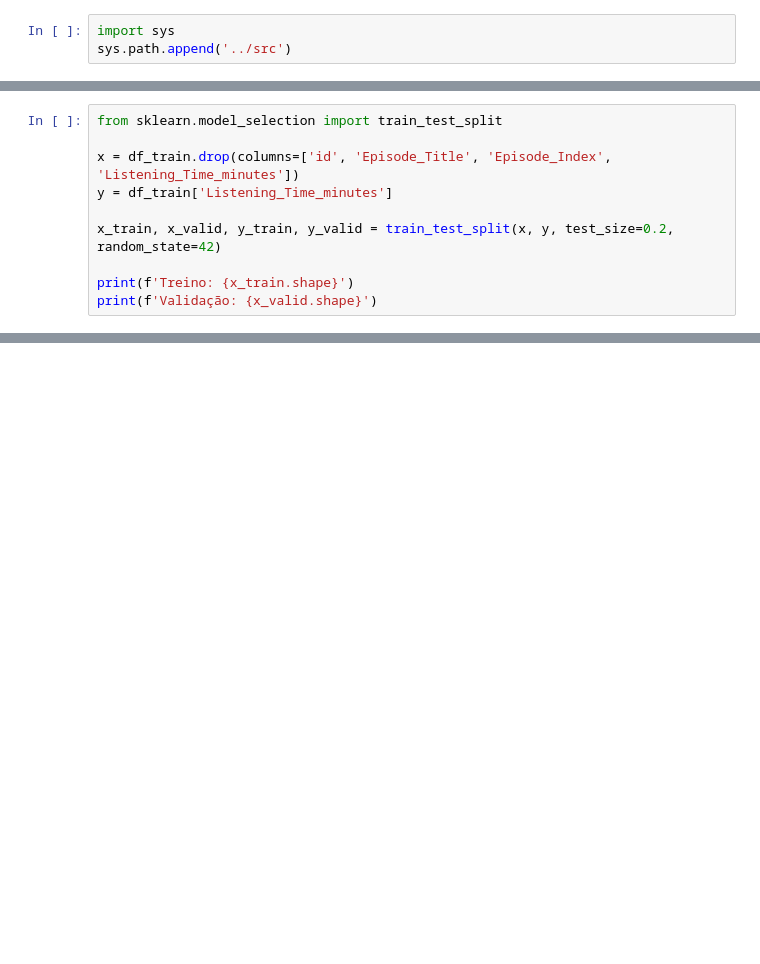
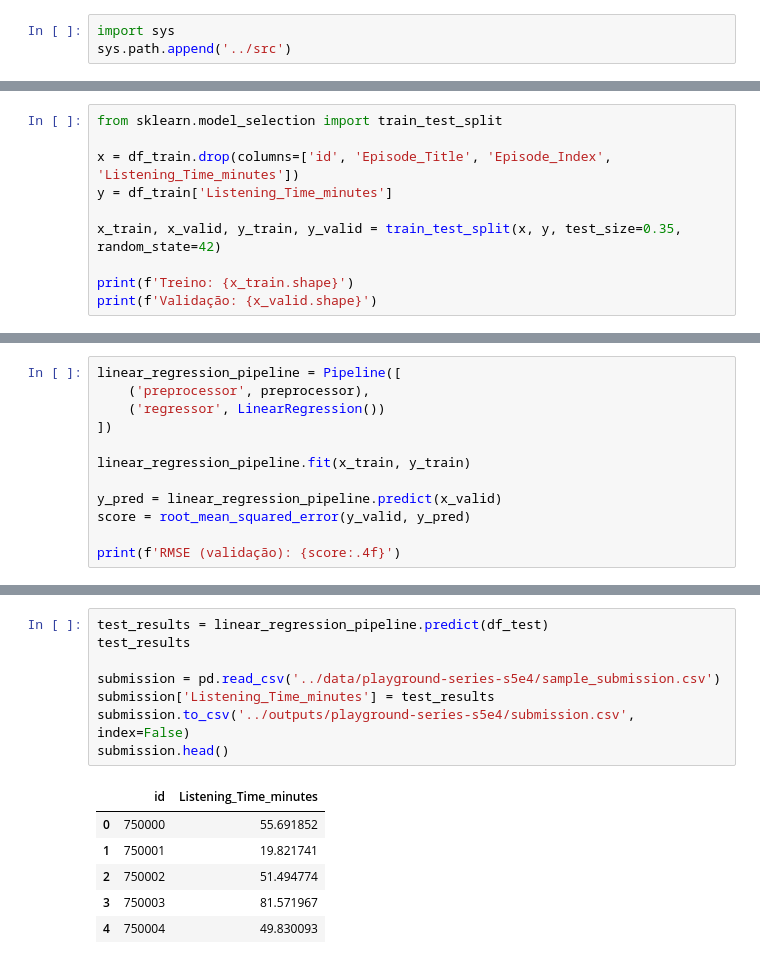
Before and after one commit to gprinciotti/kaggle, a Jupyter notebook: notebooks/playground-series-s5e4.ipynb, the cells around one changed output, grey strips where cells are left out. Drawn from its saved outputs; the diff is of its cells as text; blank space fills up the shorter version.

Commit message:
primeira submission ps s5e4

```diff
--- a/notebooks/playground-series-s5e4.ipynb
+++ b/notebooks/playground-series-s5e4.ipynb
@@ -32,7 +126,7 @@ from sklearn.model_selection import train_test_split
 x = df_train.drop(columns=['id', 'Episode_Title', 'Episode_Index', 'Listening_Time_minutes'])
 y = df_train['Listening_Time_minutes']
 
-x_train, x_valid, y_train, y_valid = train_test_split(x, y, test_size=0.2, random_state=42)
+x_train, x_valid, y_train, y_valid = train_test_split(x, y, test_size=0.35, random_state=42)
 
 print(f'Treino: {x_train.shape}')
 print(f'Validação: {x_valid.shape}')
@@ -124,0 +186,12 @@ quick_eda(x_train)
+# %%
+linear_regression_pipeline = Pipeline([
+    ('preprocessor', preprocessor),
+    ('regressor', LinearRegression())
+])
+
+linear_regression_pipeline.fit(x_train, y_train)
+
+y_pred = linear_regression_pipeline.predict(x_valid)
+score = root_mean_squared_error(y_valid, y_pred)
+
+print(f'RMSE (validação): {score:.4f}')
@@ -124,0 +227,15 @@ quick_eda(x_train)
+# %%
+test_results = linear_regression_pipeline.predict(df_test)
+test_results
+
+submission = pd.read_csv('../data/playground-series-s5e4/sample_submission.csv')
+submission['Listening_Time_minutes'] = test_results
+submission.to_csv('../outputs/playground-series-s5e4/submission.csv', index=False)
+submission.head()
+# %% [output]
+|  | id | Listening_Time_minutes |
+| 0 | 750000 | 55.691852 |
+| 1 | 750001 | 19.821741 |
+| 2 | 750002 | 51.494774 |
+| 3 | 750003 | 81.571967 |
+| 4 | 750004 | 49.830093 |
```
Also changed, not shown: parts of 11 cells of this notebook, 1 other file.
